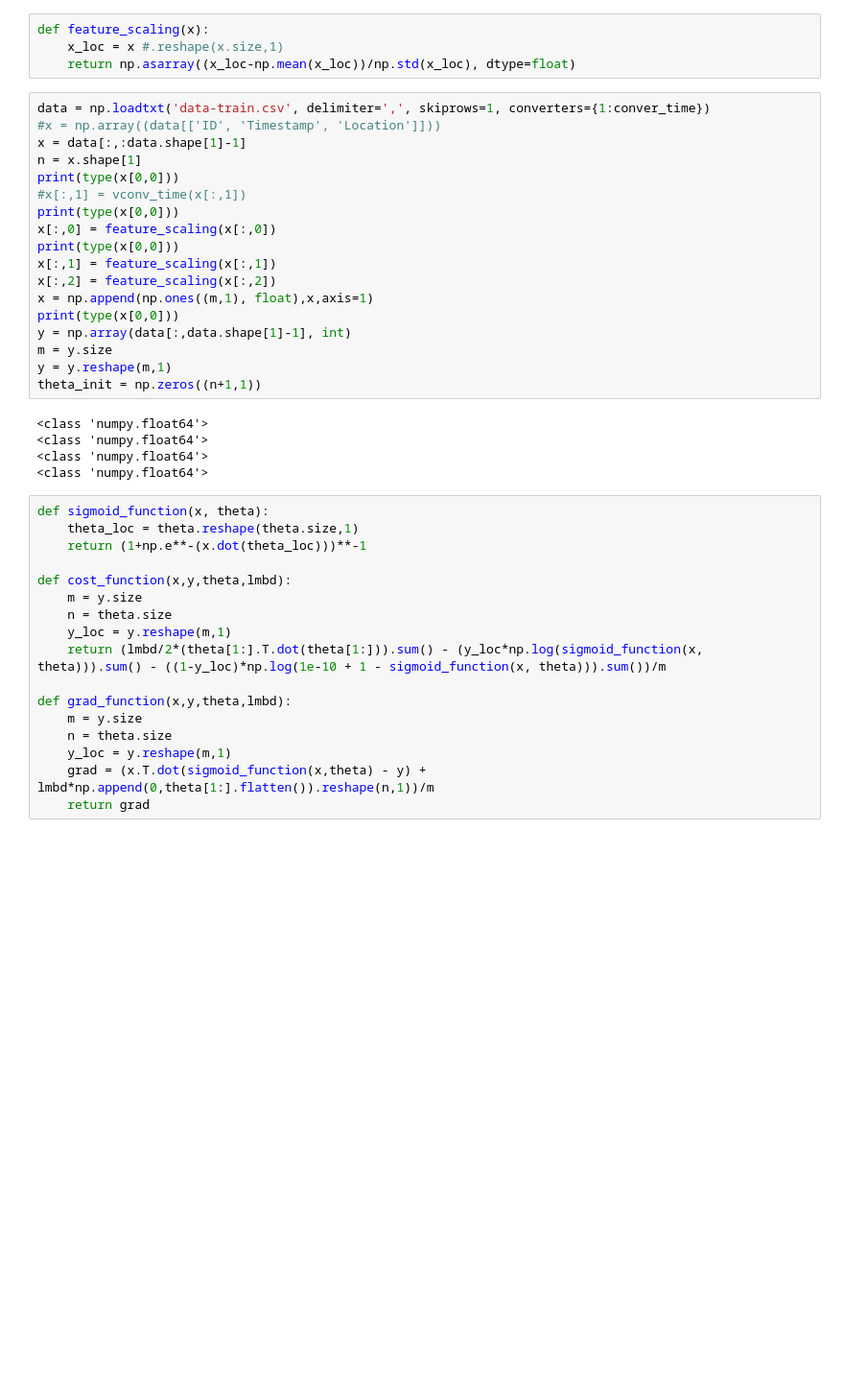
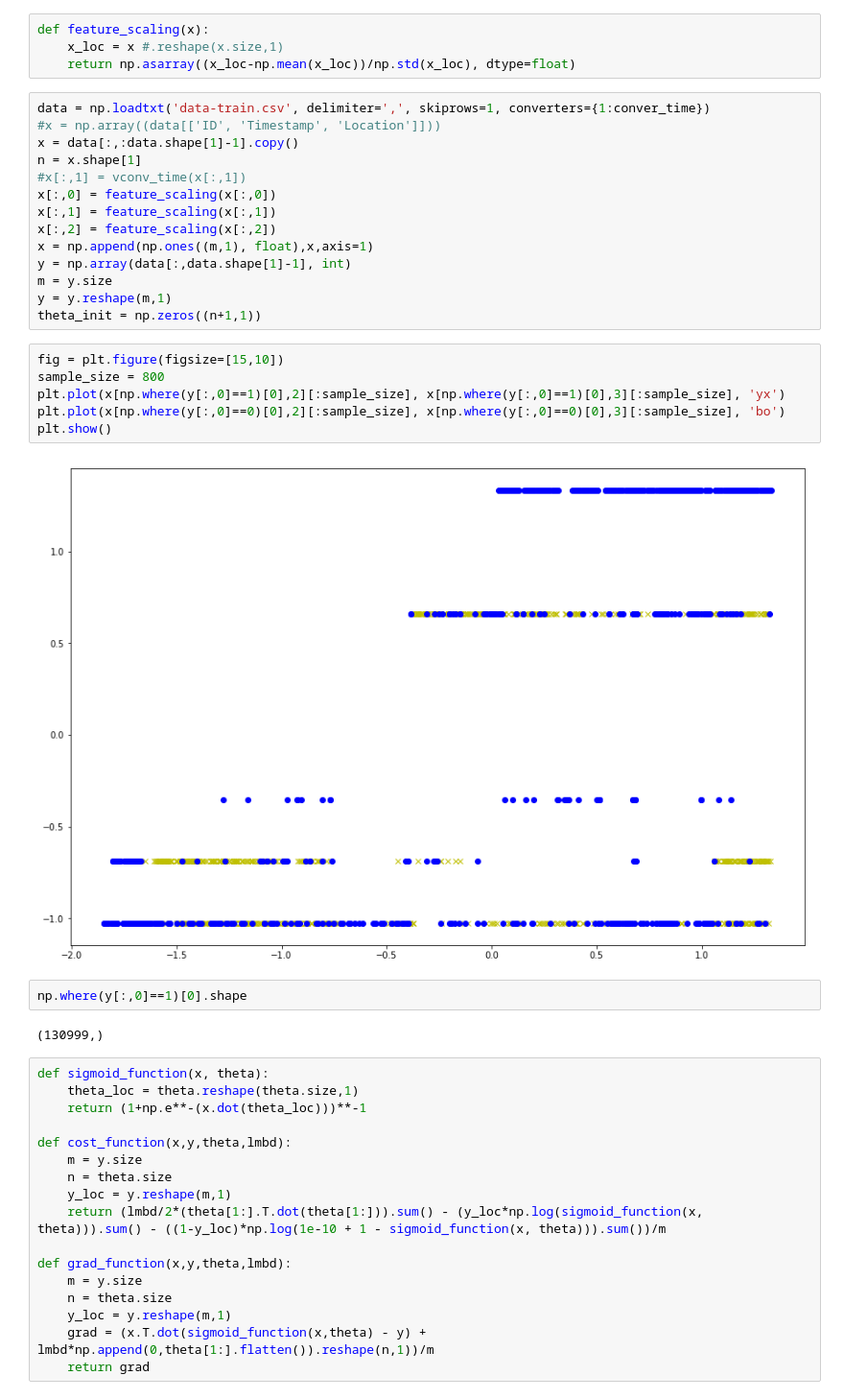
Before and after one commit to frolovconst/workshop_kaggle_0, a Jupyter notebook: solution.ipynb, the cells around one changed output. Shown at 96% size. Drawn from its saved outputs; the diff is of its cells as text; blank space fills up the shorter version.

Commit message:
data plotting added

```diff
--- a/solution.ipynb
+++ b/solution.ipynb
@@ -16,26 +16,29 @@ def feature_scaling(x):
 # %%
 data = np.loadtxt('data-train.csv', delimiter=',', skiprows=1, converters={1:conver_time})
 #x = np.array((data[['ID', 'Timestamp', 'Location']]))
-x = data[:,:data.shape[1]-1]
+x = data[:,:data.shape[1]-1].copy()
 n = x.shape[1]
-print(type(x[0,0]))
 #x[:,1] = vconv_time(x[:,1])
-print(type(x[0,0]))
 x[:,0] = feature_scaling(x[:,0])
-print(type(x[0,0]))
 x[:,1] = feature_scaling(x[:,1])
 x[:,2] = feature_scaling(x[:,2])
 x = np.append(np.ones((m,1), float),x,axis=1)
-print(type(x[0,0]))
 y = np.array(data[:,data.shape[1]-1], int)
 m = y.size
 y = y.reshape(m,1)
 theta_init = np.zeros((n+1,1))
-# %% [output]
-<class 'numpy.float64'>
-<class 'numpy.float64'>
-<class 'numpy.float64'>
-<class 'numpy.float64'>
+# %%
+fig = plt.figure(figsize=[15,10])
+sample_size = 800
+plt.plot(x[np.where(y[:,0]==1)[0],2][:sample_size], x[np.where(y[:,0]==1)[0],3][:sample_size], 'yx')
+plt.plot(x[np.where(y[:,0]==0)[0],2][:sample_size], x[np.where(y[:,0]==0)[0],3][:sample_size], 'bo')
+plt.show()
+# %% [output]
+[figure, added]
+# %%
+np.where(y[:,0]==1)[0].shape
+# %% [output]
+(130999,)
 # %%
 def sigmoid_function(x, theta):
     theta_loc = theta.reshape(theta.size,1)
```
Also changed, not shown: parts of 1 cell of this notebook.
